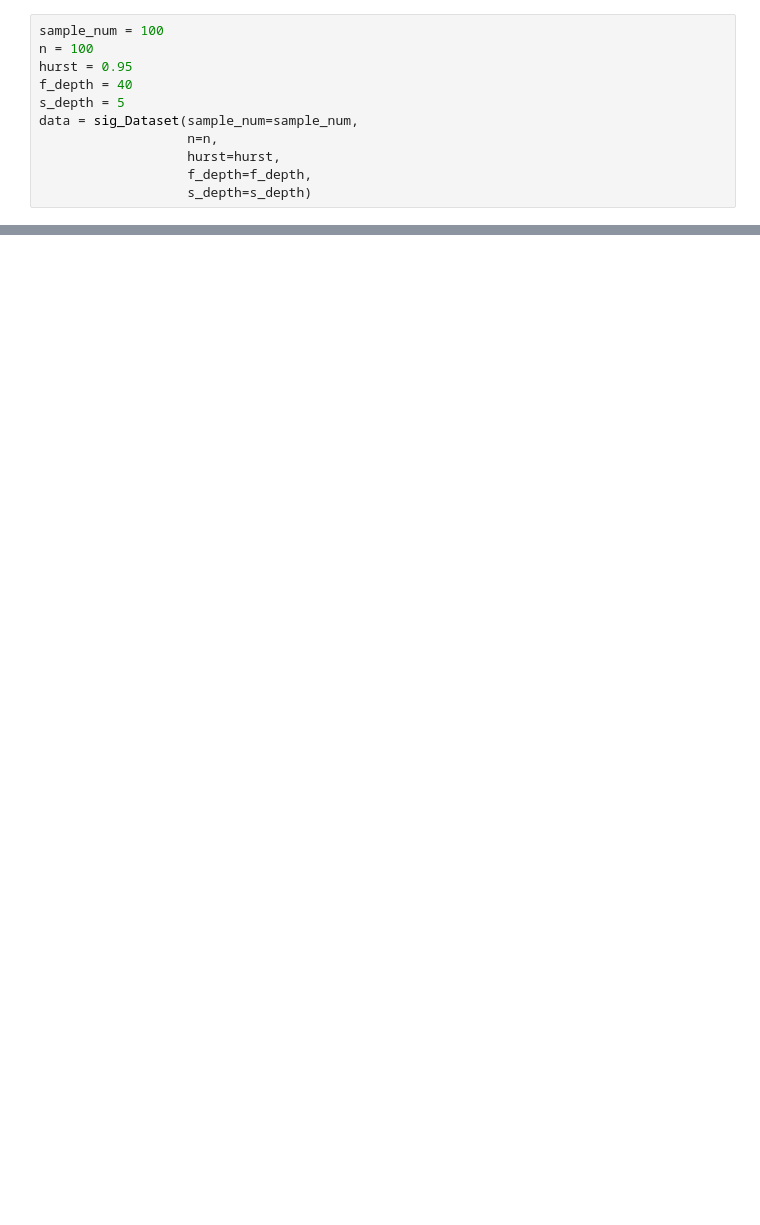
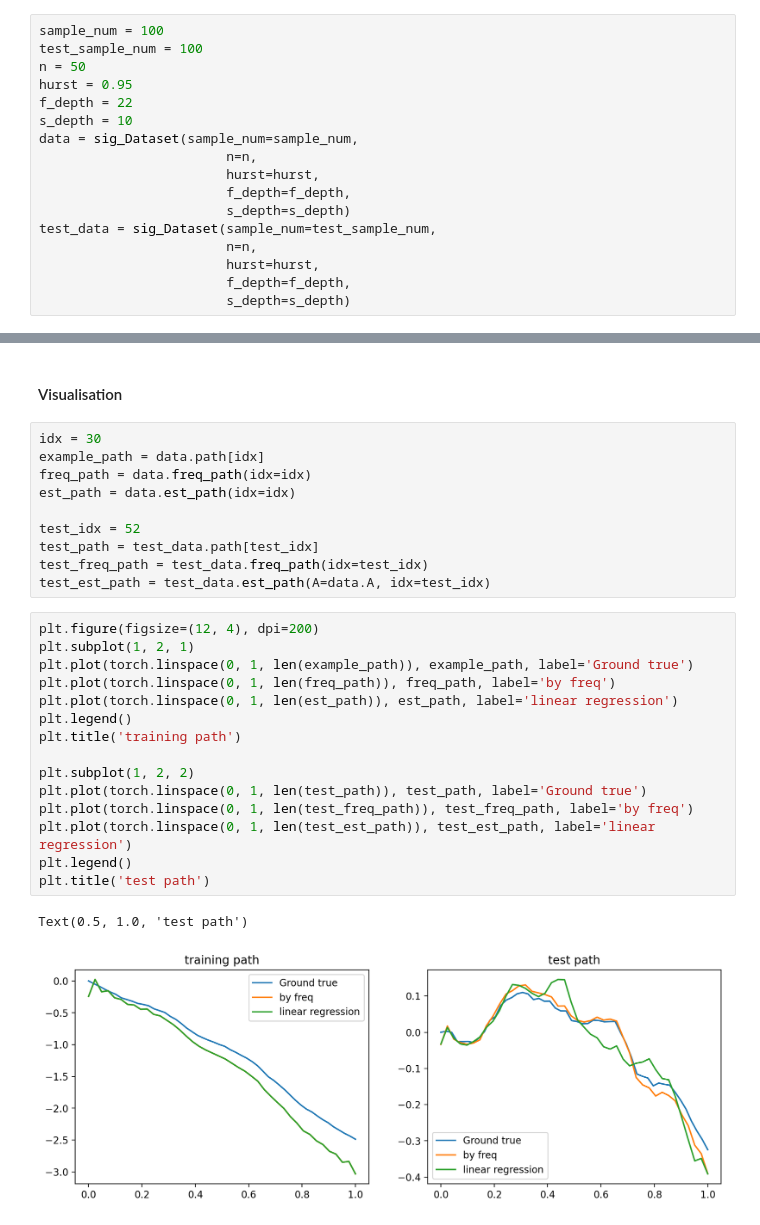
Before and after one commit to Zhuoyue-Huang/M3R-signature-inversion, a Jupyter notebook: sig_fourier.ipynb, the cells around one changed output, grey strips where cells are left out. Drawn from its saved outputs; the diff is of its cells as text; blank space fills up the shorter version.

```diff
--- a/sig_fourier.ipynb
+++ b/sig_fourier.ipynb
@@ -81,11 +95,17 @@ class LinearRegressionModel(torch.nn.Module):
 # %%
 sample_num = 100
-n = 100
+test_sample_num = 100
+n = 50
 hurst = 0.95
-f_depth = 40
-s_depth = 5
+f_depth = 22
+s_depth = 10
 data = sig_Dataset(sample_num=sample_num,
-                   n=n,
-                   hurst=hurst,
-                   f_depth=f_depth,
-                   s_depth=s_depth)
+                        n=n,
+                        hurst=hurst,
+                        f_depth=f_depth,
+                        s_depth=s_depth)
+test_data = sig_Dataset(sample_num=test_sample_num,
+                        n=n,
+                        hurst=hurst,
+                        f_depth=f_depth,
+                        s_depth=s_depth)
@@ -91,0 +120,30 @@ data = sig_Dataset(sample_num=sample_num,
+# %% [markdown]
+#### Visualisation
+# %%
+idx = 30
+example_path = data.path[idx]
+freq_path = data.freq_path(idx=idx)
+est_path = data.est_path(idx=idx)
+
+test_idx = 52
+test_path = test_data.path[test_idx]
+test_freq_path = test_data.freq_path(idx=test_idx)
+test_est_path = test_data.est_path(A=data.A, idx=test_idx)
+# %%
+plt.figure(figsize=(12, 4), dpi=200)
+plt.subplot(1, 2, 1)
+plt.plot(torch.linspace(0, 1, len(example_path)), example_path, label='Ground true')
+plt.plot(torch.linspace(0, 1, len(freq_path)), freq_path, label='by freq')
+plt.plot(torch.linspace(0, 1, len(est_path)), est_path, label='linear regression')
+plt.legend()
+plt.title('training path')
+
+plt.subplot(1, 2, 2)
+plt.plot(torch.linspace(0, 1, len(test_path)), test_path, label='Ground true')
+plt.plot(torch.linspace(0, 1, len(test_freq_path)), test_freq_path, label='by freq')
+plt.plot(torch.linspace(0, 1, len(test_est_path)), test_est_path, label='linear regression')
+plt.legend()
+plt.title('test path')
+# %% [output]
+Text(0.5, 1.0, 'test path')
+[figure, added]
```
Also changed, not shown: parts of 15 cells of this notebook.
